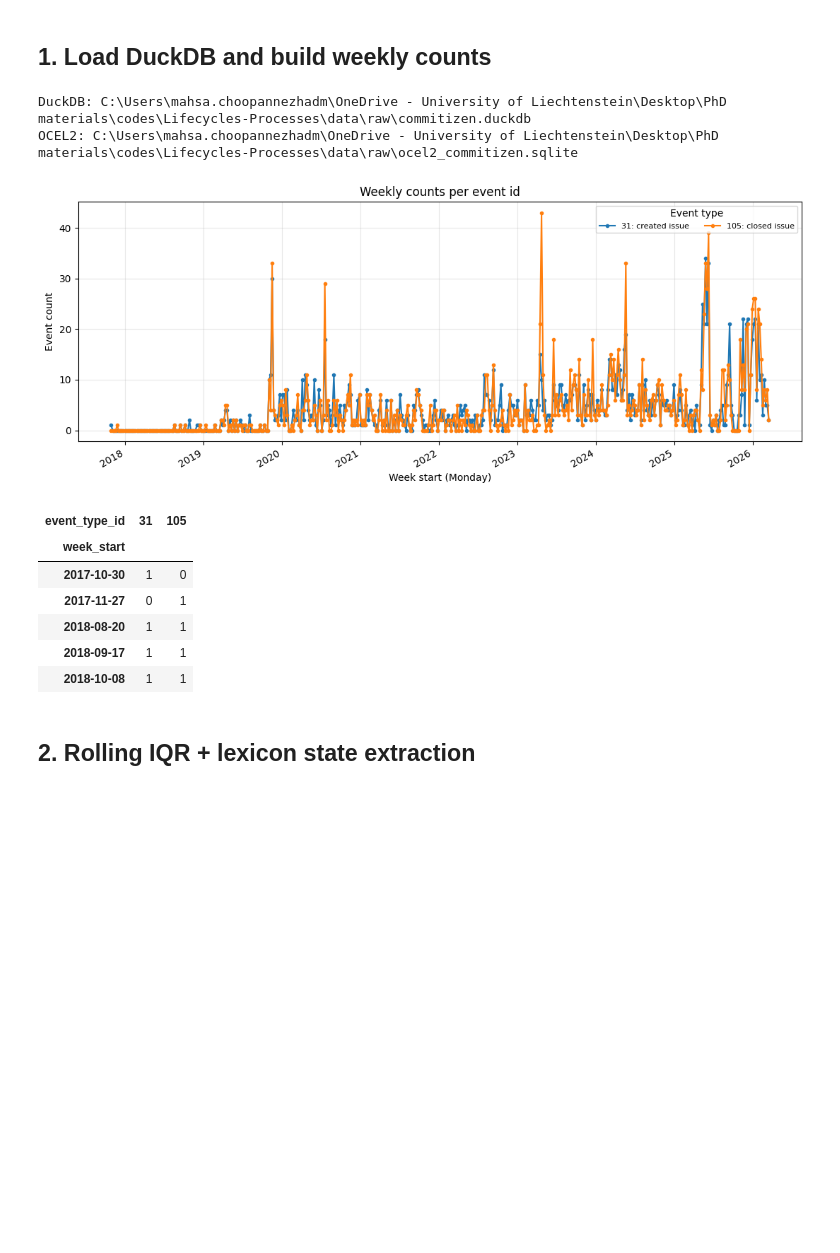
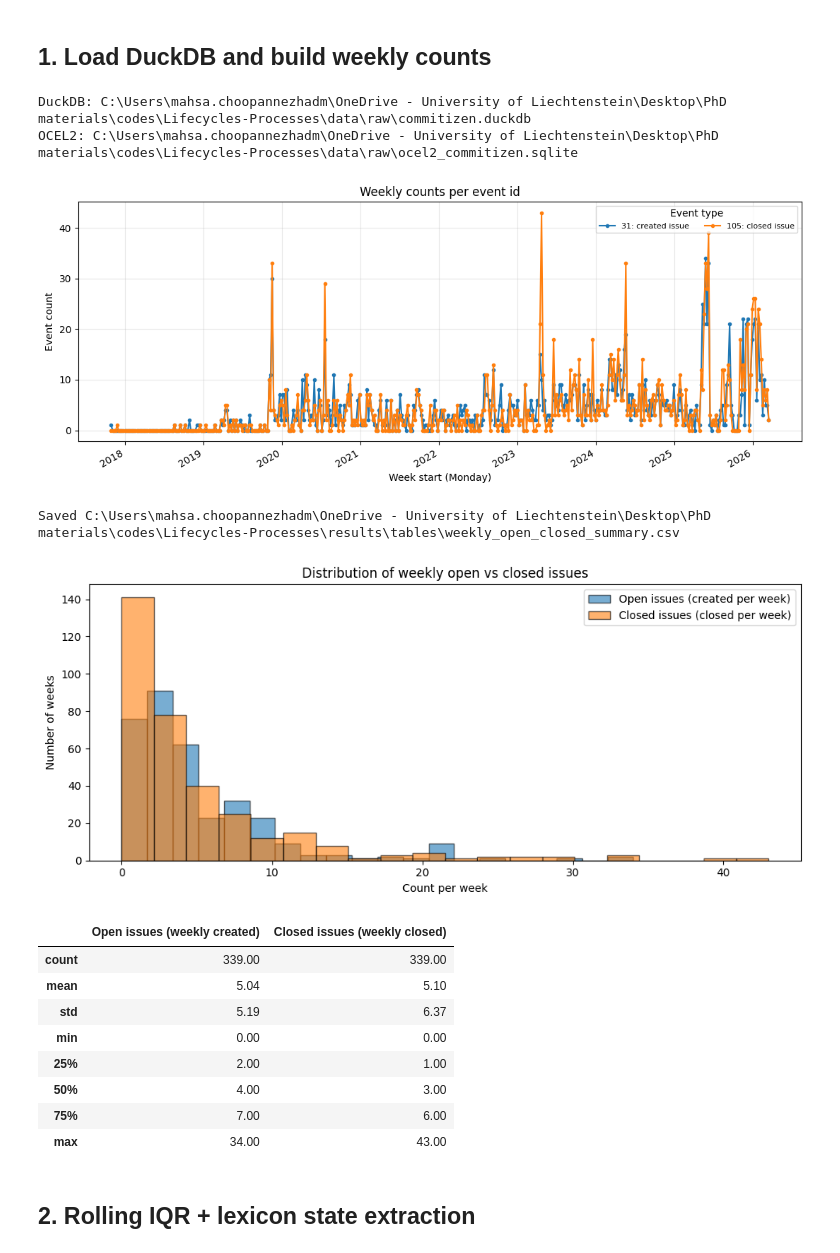
Before and after one commit to MahsaChoop/Lifecycle-Processes, a Jupyter notebook: main.ipynb, the cells around one changed output. Cells and saved outputs as stored; diff of their text form; code cells hidden in the pictures; blank space fills up the shorter version.

```diff
--- a/main.ipynb
+++ b/main.ipynb
@@ -8,41 +8,51 @@
 # %%
 from pathlib import Path
 
 from functions.config import (
     COMMITIZEN_DUCKDB,
     OCEL2_SQLITE,
     RESULTS_FIGURES,
     RESULTS_TABLES,
 )
 from functions.data_loading import (
     build_weekly_issue_counts,
     load_events_per_obj,
     load_objects_attributes,
 )
-from functions.plotting_anomaly import plot_weekly_event_counts
+from functions.plotting_anomaly import (
+    plot_weekly_event_counts,
+    plot_weekly_open_vs_closed_histogram,
+    weekly_open_closed_summary_table,
+)
 
 RESULTS_TABLES.mkdir(parents=True, exist_ok=True)
 RESULTS_FIGURES.mkdir(parents=True, exist_ok=True)
 
 print("DuckDB:", COMMITIZEN_DUCKDB)
 print("OCEL2:", OCEL2_SQLITE)
 
 eventsPerobj_df = load_events_per_obj()
 objects_attributes = load_objects_attributes()
 weekly = build_weekly_issue_counts(eventsPerobj_df)
 plot_weekly_event_counts(weekly)
-weekly.head()
+summary_table = weekly_open_closed_summary_table(weekly)
+plot_weekly_open_vs_closed_histogram(weekly)
+summary_table
 # %% [output]
 DuckDB: C:\Users\mahsa.choopannezhadm\OneDrive - University of Liechtenstein\Desktop\PhD materials\codes\Lifecycles-Processes\data\raw\commitizen.duckdb
 OCEL2: C:\Users\mahsa.choopannezhadm\OneDrive - University of Liechtenstein\Desktop\PhD materials\codes\Lifecycles-Processes\data\raw\ocel2_commitizen.sqlite
 [figure]
+Saved C:\Users\mahsa.choopannezhadm\OneDrive - University of Liechtenstein\Desktop\PhD materials\codes\Lifecycles-Processes\results\tables\weekly_open_closed_summary.csv
+[figure, added]
-| event_type_id | 31 | 105 |
-| week_start |  |  |
-| 2017-10-30 | 1 | 0 |
-| 2017-11-27 | 0 | 1 |
-| 2018-08-20 | 1 | 1 |
-| 2018-09-17 | 1 | 1 |
-| 2018-10-08 | 1 | 1 |
+|  | Open issues (weekly created) | Closed issues (weekly closed) |
+| count | 339.00 | 339.00 |
+| mean | 5.04 | 5.10 |
+| std | 5.19 | 6.37 |
+| min | 0.00 | 0.00 |
+| 25% | 2.00 | 1.00 |
+| 50% | 4.00 | 3.00 |
+| 75% | 7.00 | 6.00 |
+| max | 34.00 | 43.00 |
 # %% [markdown]
 ## 2. Rolling IQR + lexicon state extraction
 # %%
```
Also changed, not shown: parts of 6 cells of this notebook, 7 other files.
